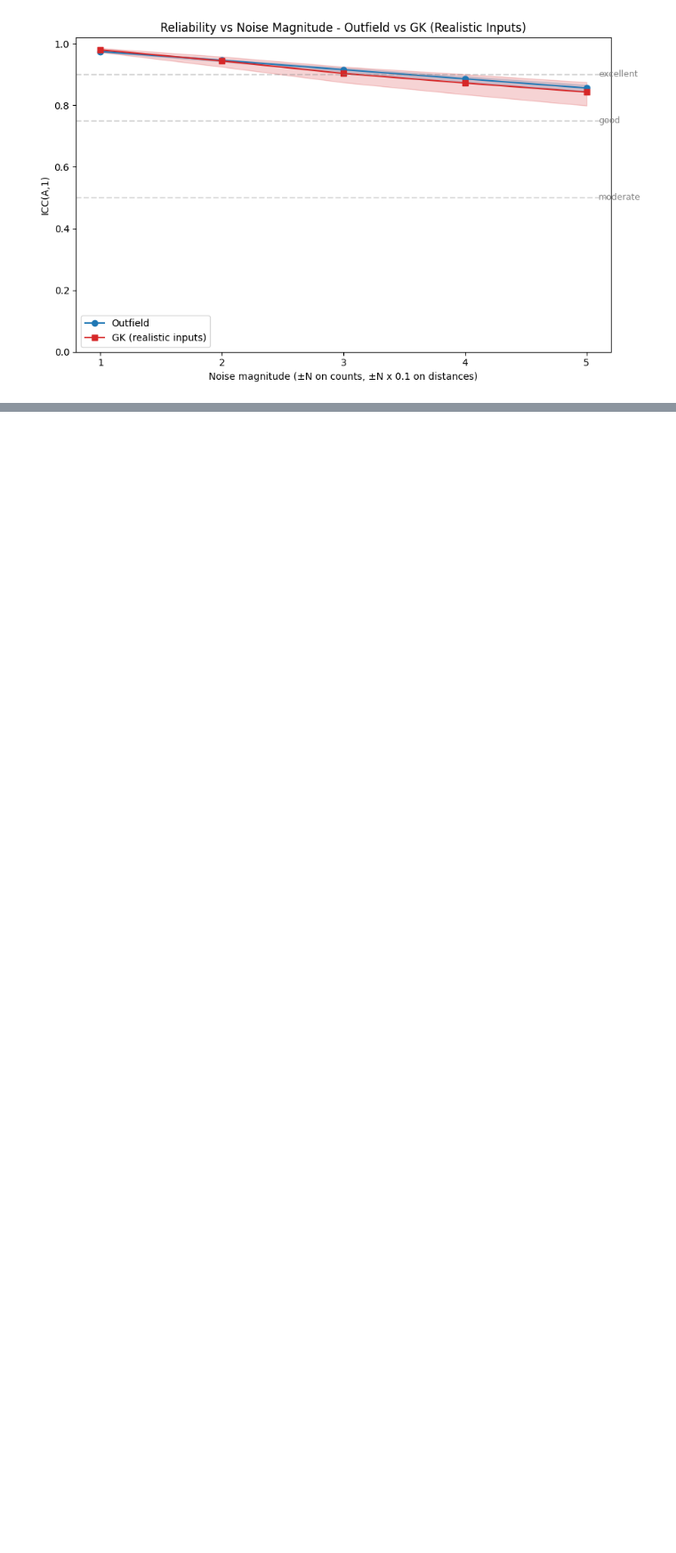
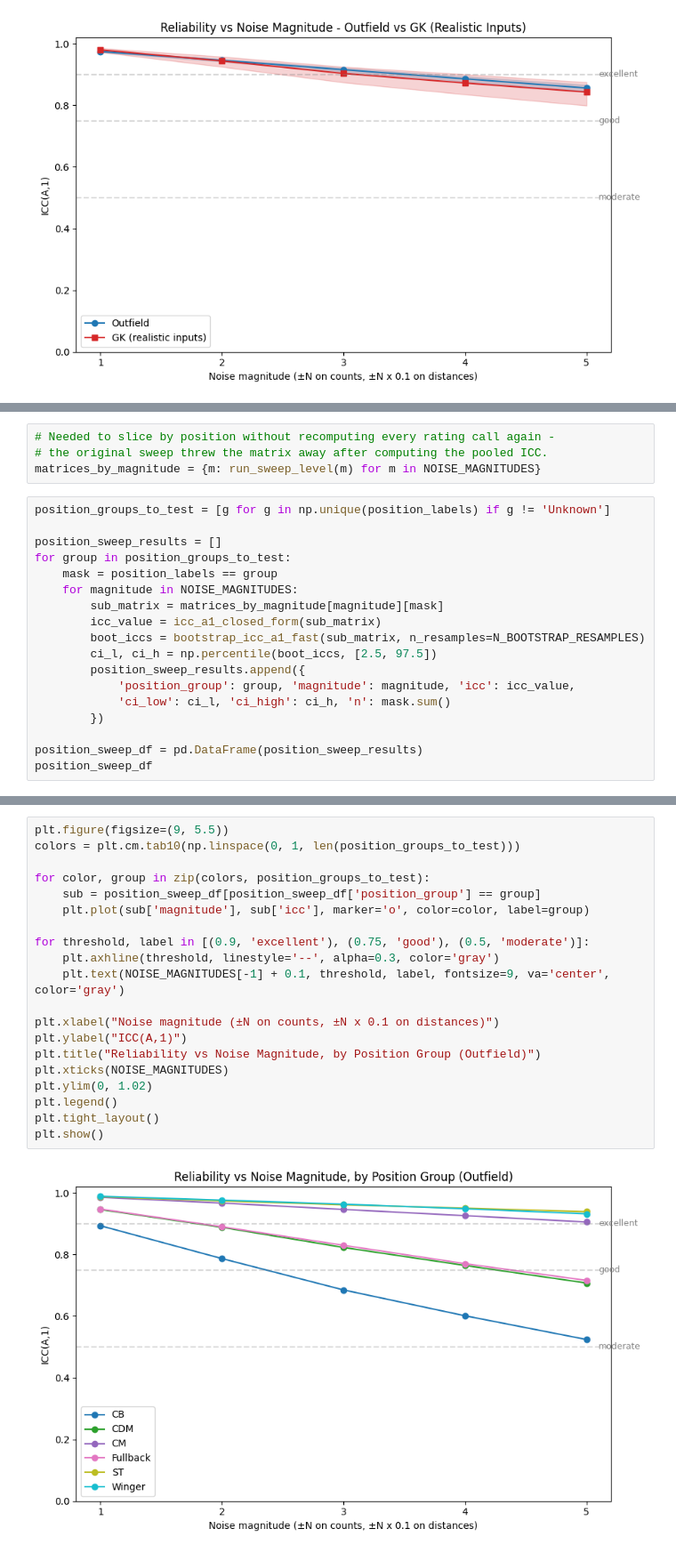
Before and after one commit to Kaziksobo/Gaffers-Clipboard, a Jupyter notebook: workshop/ratings_validation/rating_reliability.ipynb, the cells around one changed output, grey strips where cells are left out. Shown at 89% size. Drawn from its saved outputs; the diff is of its cells as text; blank space fills up the shorter version.

Commit message:
Expanded testing and documentation for rating reliability notebook

```diff
--- a/workshop/ratings_validation/rating_reliability.ipynb
+++ b/workshop/ratings_validation/rating_reliability.ipynb
@@ -791,0 +729,22 @@ original validation methodology not yet started.
+# %%
+# Needed to slice by position without recomputing every rating call again -
+# the original sweep threw the matrix away after computing the pooled ICC.
+matrices_by_magnitude = {m: run_sweep_level(m) for m in NOISE_MAGNITUDES}
+# %%
+position_groups_to_test = [g for g in np.unique(position_labels) if g != 'Unknown']
+
+position_sweep_results = []
+for group in position_groups_to_test:
+    mask = position_labels == group
+    for magnitude in NOISE_MAGNITUDES:
+        sub_matrix = matrices_by_magnitude[magnitude][mask]
+        icc_value = icc_a1_closed_form(sub_matrix)
+        boot_iccs = bootstrap_icc_a1_fast(sub_matrix, n_resamples=N_BOOTSTRAP_RESAMPLES)
+        ci_l, ci_h = np.percentile(boot_iccs, [2.5, 97.5])
+        position_sweep_results.append({
+            'position_group': group, 'magnitude': magnitude, 'icc': icc_value,
+            'ci_low': ci_l, 'ci_high': ci_h, 'n': mask.sum()
+        })
+
+position_sweep_df = pd.DataFrame(position_sweep_results)
+position_sweep_df
@@ -791,0 +775,22 @@ original validation methodology not yet started.
+# %%
+plt.figure(figsize=(9, 5.5))
+colors = plt.cm.tab10(np.linspace(0, 1, len(position_groups_to_test)))
+
+for color, group in zip(colors, position_groups_to_test):
+    sub = position_sweep_df[position_sweep_df['position_group'] == group]
+    plt.plot(sub['magnitude'], sub['icc'], marker='o', color=color, label=group)
+
+for threshold, label in [(0.9, 'excellent'), (0.75, 'good'), (0.5, 'moderate')]:
+    plt.axhline(threshold, linestyle='--', alpha=0.3, color='gray')
+    plt.text(NOISE_MAGNITUDES[-1] + 0.1, threshold, label, fontsize=9, va='center', color='gray')
+
+plt.xlabel("Noise magnitude (±N on counts, ±N x 0.1 on distances)")
+plt.ylabel("ICC(A,1)")
+plt.title("Reliability vs Noise Magnitude, by Position Group (Outfield)")
+plt.xticks(NOISE_MAGNITUDES)
+plt.ylim(0, 1.02)
+plt.legend()
+plt.tight_layout()
+plt.show()
+# %% [output]
+[figure, added]
```
Also changed, not shown: parts of 49 cells of this notebook.
